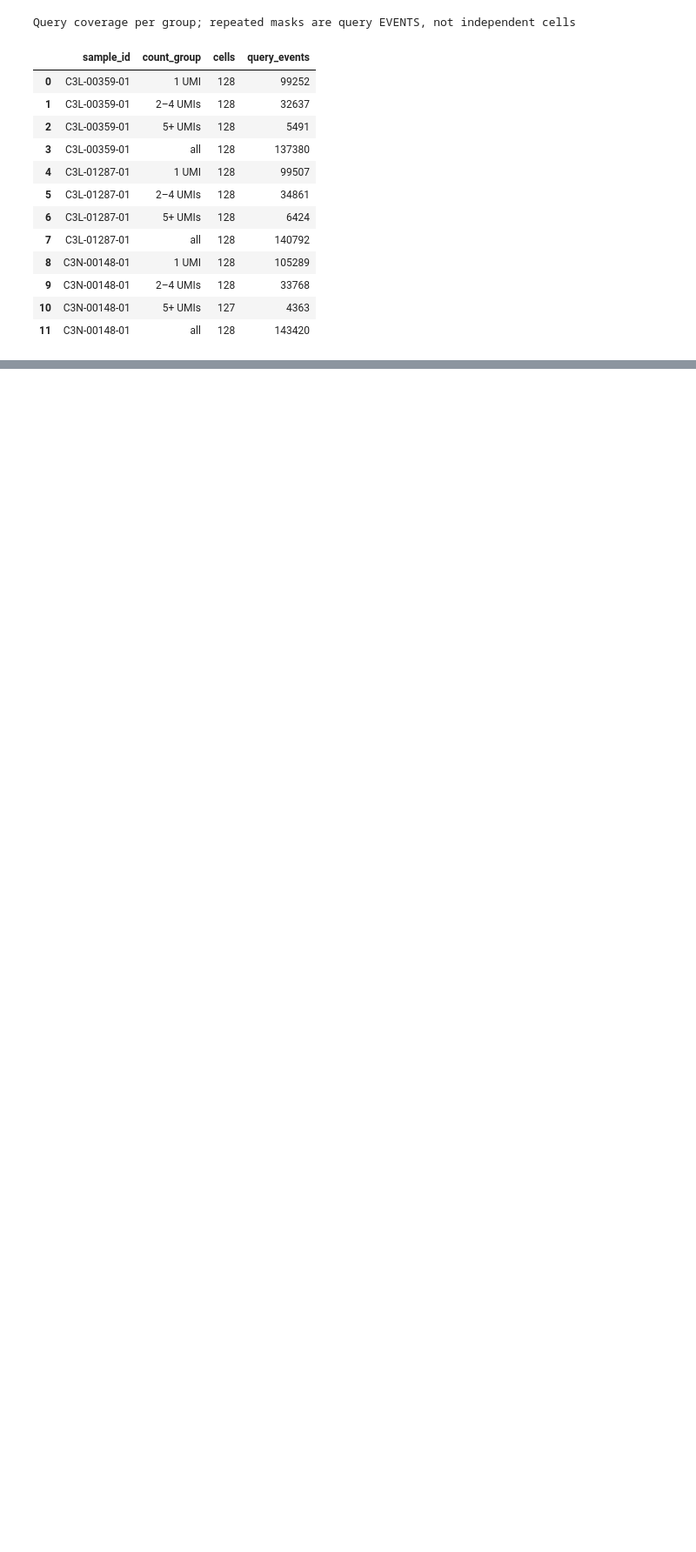
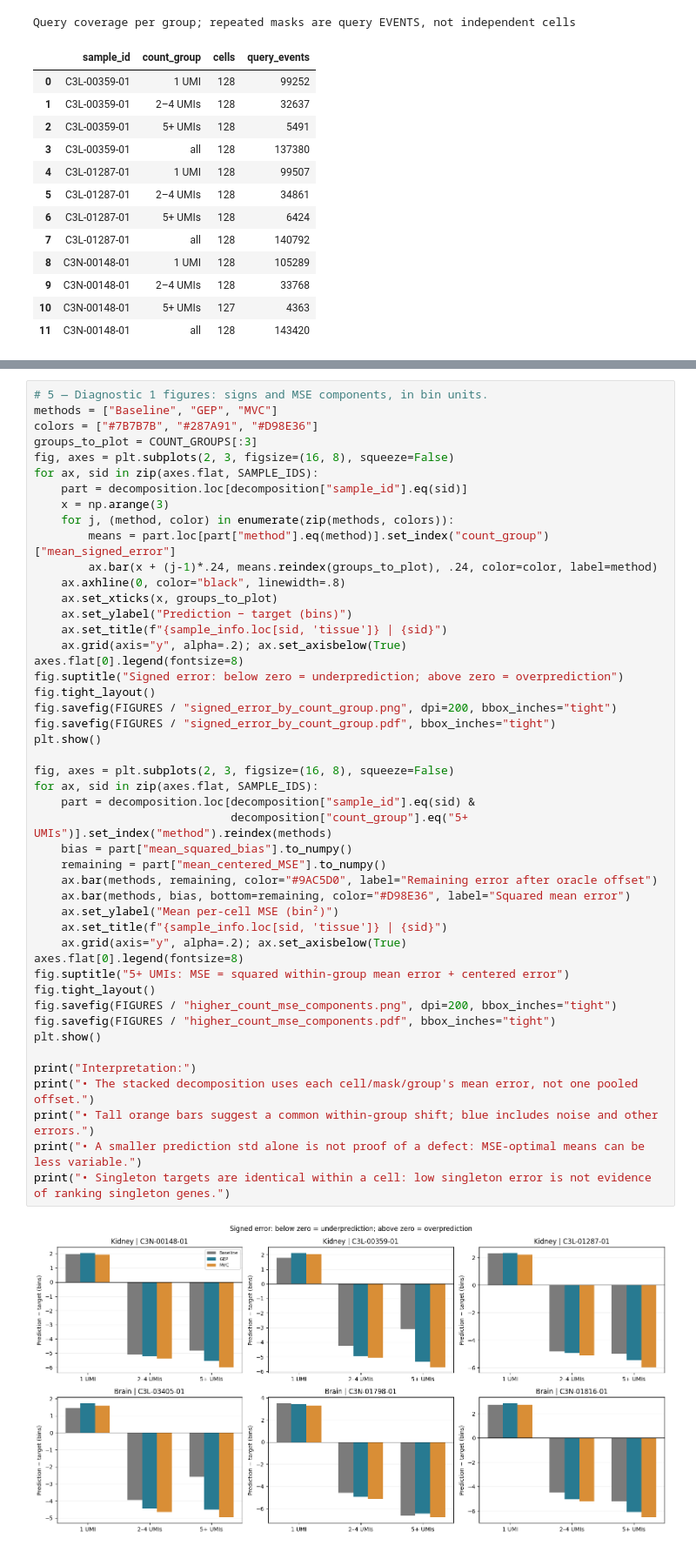
Before and after one commit to AkashPrasad2/scgpt-cna, a Jupyter notebook: notebooks/05-scGPT_benchmarking.ipynb, the cells around one changed output, grey strips where cells are left out. Shown at 87% size. Drawn from its saved outputs; the diff is of its cells as text; blank space fills up the shorter version.

```diff
--- a/notebooks/05-scGPT_benchmarking.ipynb
+++ b/notebooks/05-scGPT_benchmarking.ipynb
@@ -945,0 +2415,49 @@ Figures: /home/akash1/scgpt-cna/multicase_expression/results/20261105T2128423167
+# %%
+# 5 — Diagnostic 1 figures: signs and MSE components, in bin units.
+methods = ["Baseline", "GEP", "MVC"]
+colors = ["#7B7B7B", "#287A91", "#D98E36"]
+groups_to_plot = COUNT_GROUPS[:3]
+fig, axes = plt.subplots(2, 3, figsize=(16, 8), squeeze=False)
+for ax, sid in zip(axes.flat, SAMPLE_IDS):
+    part = decomposition.loc[decomposition["sample_id"].eq(sid)]
+    x = np.arange(3)
+    for j, (method, color) in enumerate(zip(methods, colors)):
+        means = part.loc[part["method"].eq(method)].set_index("count_group")["mean_signed_error"]
+        ax.bar(x + (j-1)*.24, means.reindex(groups_to_plot), .24, color=color, label=method)
+    ax.axhline(0, color="black", linewidth=.8)
+    ax.set_xticks(x, groups_to_plot)
+    ax.set_ylabel("Prediction − target (bins)")
+    ax.set_title(f"{sample_info.loc[sid, 'tissue']} | {sid}")
+    ax.grid(axis="y", alpha=.2); ax.set_axisbelow(True)
+axes.flat[0].legend(fontsize=8)
+fig.suptitle("Signed error: below zero = underprediction; above zero = overprediction")
+fig.tight_layout()
+fig.savefig(FIGURES / "signed_error_by_count_group.png", dpi=200, bbox_inches="tight")
+fig.savefig(FIGURES / "signed_error_by_count_group.pdf", bbox_inches="tight")
+plt.show()
+
+fig, axes = plt.subplots(2, 3, figsize=(16, 8), squeeze=False)
+for ax, sid in zip(axes.flat, SAMPLE_IDS):
+    part = decomposition.loc[decomposition["sample_id"].eq(sid) &
+                             decomposition["count_group"].eq("5+ UMIs")].set_index("method").reindex(methods)
+    bias = part["mean_squared_bias"].to_numpy()
+    remaining = part["mean_centered_MSE"].to_numpy()
+    ax.bar(methods, remaining, color="#9AC5D0", label="Remaining error after oracle offset")
+    ax.bar(methods, bias, bottom=remaining, color="#D98E36", label="Squared mean error")
+    ax.set_ylabel("Mean per-cell MSE (bin²)")
+    ax.set_title(f"{sample_info.loc[sid, 'tissue']} | {sid}")
+    ax.grid(axis="y", alpha=.2); ax.set_axisbelow(True)
+axes.flat[0].legend(fontsize=8)
+fig.suptitle("5+ UMIs: MSE = squared within-group mean error + centered error")
+fig.tight_layout()
+fig.savefig(FIGURES / "higher_count_mse_components.png", dpi=200, bbox_inches="tight")
+fig.savefig(FIGURES / "higher_count_mse_components.pdf", bbox_inches="tight")
+plt.show()
+
+print("Interpretation:")
+print("• The stacked decomposition uses each cell/mask/group's mean error, not one pooled offset.")
+print("• Tall orange bars suggest a common within-group shift; blue includes noise and other errors.")
+print("• A smaller prediction std alone is not proof of a defect: MSE-optimal means can be less variable.")
+print("• Singleton targets are identical within a cell: low singleton error is not evidence of ranking singleton genes.")
+# %% [output]
+[figure, added]
```
Also changed, not shown: parts of 24 cells of this notebook.
